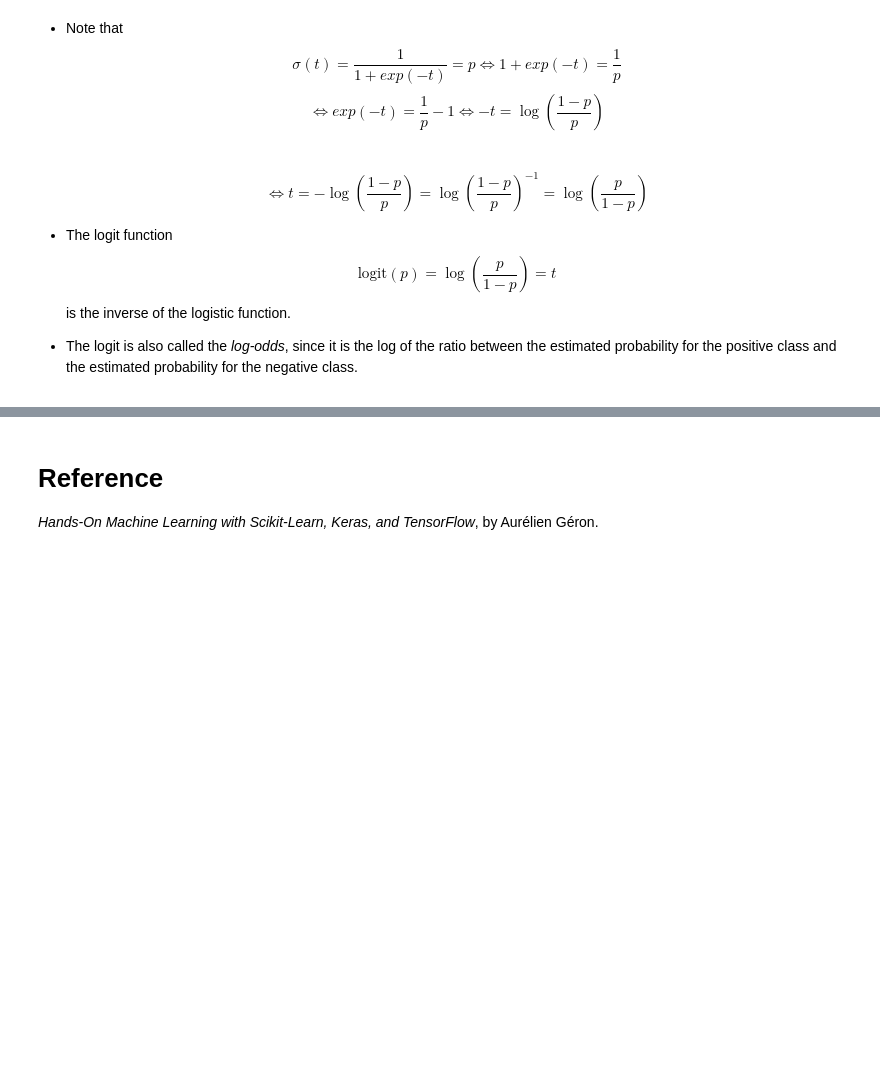
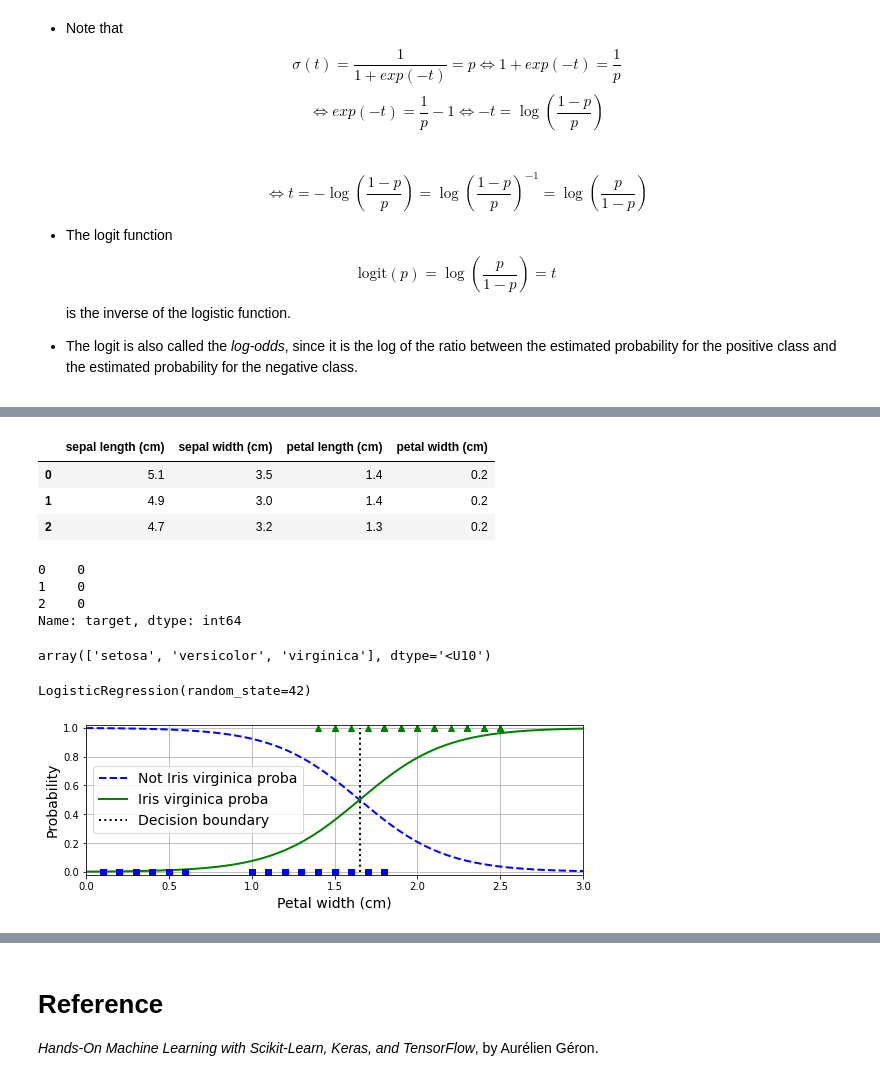
Before and after one commit to ssuzana/Machine-Learning-Notebooks, a Jupyter notebook: Basic_ML_Models.ipynb, the cells around one changed output, grey strips where cells are left out. Saved outputs shown, nothing was run; the diff lists cells and outputs as text; code cells hidden in the pictures; blank space fills up the shorter version.

```diff
--- a/Basic_ML_Models.ipynb
+++ b/Basic_ML_Models.ipynb
@@ -826,0 +884,5 @@ is the inverse of the logistic function.
+# %%
+# load the data
+from sklearn import datasets
+iris = datasets.load_iris(as_frame=True)
+list(iris.keys())
@@ -826,0 +918,60 @@ is the inverse of the logistic function.
+# %%
+iris.data.head(3)
+# %% [output]
+|  | sepal length (cm) | sepal width (cm) | petal length (cm) | petal width (cm) |
+| 0 | 5.1 | 3.5 | 1.4 | 0.2 |
+| 1 | 4.9 | 3.0 | 1.4 | 0.2 |
+| 2 | 4.7 | 3.2 | 1.3 | 0.2 |
+# %%
+iris.target.head(3)
+# %% [output]
+0    0
+1    0
+2    0
+Name: target, dtype: int64
+# %%
+iris.target_names
+# %% [output]
+array(['setosa', 'versicolor', 'virginica'], dtype='<U10')
+# %%
+# build a classifier to detect the Iris virginica type
+# based only on the petal width feature
+from sklearn.linear_model import LogisticRegression
+from sklearn.model_selection import train_test_split
+
+X = iris.data[["petal width (cm)"]].values
+y = iris.target_names[iris.target] == 'virginica'
+
+X_train, X_test, y_train, y_test = train_test_split(X, y, random_state=42)
+
+log_reg = LogisticRegression(random_state=42)
+log_reg.fit(X_train, y_train)
+# %% [output]
+LogisticRegression(random_state=42)
+# %%
+# Let’s look at the model’s estimated probabilities for flowers
+# with petal widths varying from 0 cm to 3 cm
+
+X_new = np.linspace(0, 3, 1000).reshape(-1, 1)  # reshape to get a column vector
+y_proba = log_reg.predict_proba(X_new)
+decision_boundary = X_new[y_proba[:, 1] >= 0.5][0, 0]
+
+plt.figure(figsize=(8, 3))
+plt.plot(X_new, y_proba[:, 0], "b--", linewidth=2,
+         label="Not Iris virginica proba")
+plt.plot(X_new, y_proba[:, 1], "g-", linewidth=2, label="Iris virginica proba")
+plt.plot([decision_boundary, decision_boundary], [0, 1], "k:", linewidth=2,
+         label="Decision boundary")
+
+plt.plot(X_train[y_train == 0], y_train[y_train == 0], "bs")
+plt.plot(X_train[y_train == 1], y_train[y_train == 1], "g^")
+plt.xlabel("Petal width (cm)")
+plt.ylabel("Probability")
+plt.legend(loc="center left")
+plt.axis([0, 3, -0.02, 1.02])
+plt.grid()
+save_fig("logistic_regression_plot")
+
+plt.show()
+# %% [output]
+[figure, added]
```
Also changed, not shown: parts of 12 cells of this notebook.
